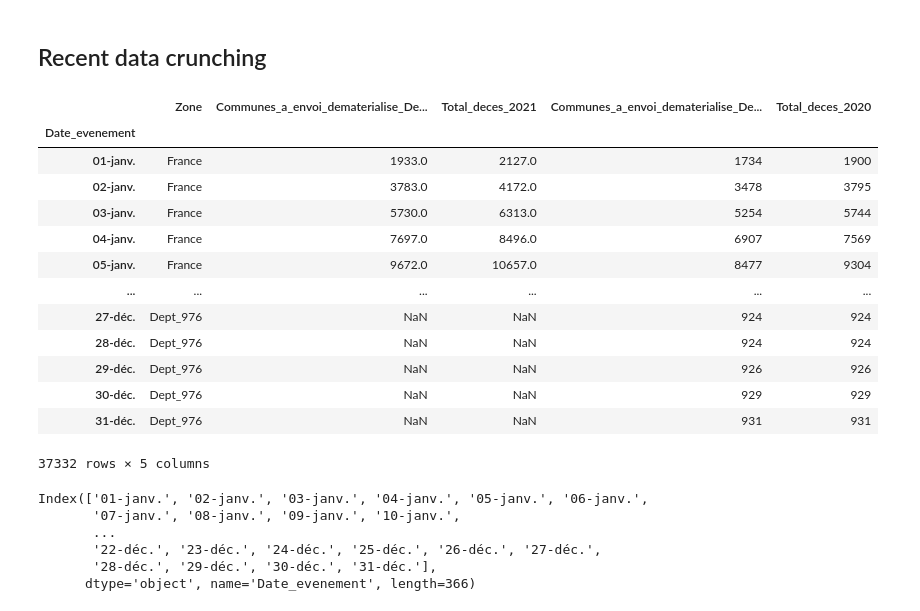
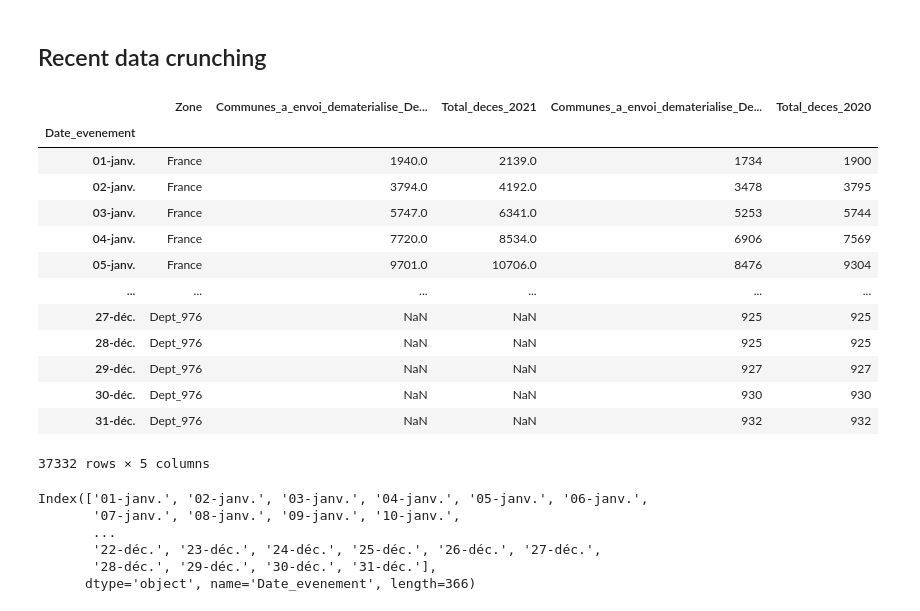
Before and after one commit to makiwara-fr/covid19-analyse, a Jupyter notebook: fr_deaths-2021.ipynb, the cells around one changed output. Saved outputs shown, nothing was run; the diff lists cells and outputs as text; code cells hidden in the pictures.

```diff
--- a/fr_deaths-2021.ipynb
+++ b/fr_deaths-2021.ipynb
@@ -18,24 +18,24 @@ t0 = datetime.now()
 # %%
 # Data from insee
 # https://insee.fr/fr/statistiques/4487988?sommaire=4487854
-insee_file = "2021-02-19_deces_quotidiens_departement_csv.csv"
+insee_file = "2021-03-26_deces_quotidiens_departement_csv.csv"
 df_insee = pd.read_csv("./Data_FR_Deaths/" + insee_file, delimiter=";", index_col="Date_evenement", encoding='iso-8859-1')
 df_insee.drop(["Communes_a_envoi_dematerialise_Deces2019","Total_deces_2019"],axis=1,inplace=True)
 df_insee
 # %% [output]
 |  | Zone | Communes_a_envoi_dematerialise_De... | Total_deces_2021 | Communes_a_envoi_dematerialise_De... | Total_deces_2020 |
 | Date_evenement |  |  |  |  |  |
-| 01-janv. | France | 1933.0 | 2127.0 | 1734 | 1900 |
-| 02-janv. | France | 3783.0 | 4172.0 | 3478 | 3795 |
-| 03-janv. | France | 5730.0 | 6313.0 | 5254 | 5744 |
-| 04-janv. | France | 7697.0 | 8496.0 | 6907 | 7569 |
-| 05-janv. | France | 9672.0 | 10657.0 | 8477 | 9304 |
+| 01-janv. | France | 1940.0 | 2139.0 | 1734 | 1900 |
+| 02-janv. | France | 3794.0 | 4192.0 | 3478 | 3795 |
+| 03-janv. | France | 5747.0 | 6341.0 | 5253 | 5744 |
+| 04-janv. | France | 7720.0 | 8534.0 | 6906 | 7569 |
+| 05-janv. | France | 9701.0 | 10706.0 | 8476 | 9304 |
 | ... | ... | ... | ... | ... | ... |
-| 27-déc. | Dept_976 | NaN | NaN | 924 | 924 |
-| 28-déc. | Dept_976 | NaN | NaN | 924 | 924 |
-| 29-déc. | Dept_976 | NaN | NaN | 926 | 926 |
-| 30-déc. | Dept_976 | NaN | NaN | 929 | 929 |
-| 31-déc. | Dept_976 | NaN | NaN | 931 | 931 |
+| 27-déc. | Dept_976 | NaN | NaN | 925 | 925 |
+| 28-déc. | Dept_976 | NaN | NaN | 925 | 925 |
+| 29-déc. | Dept_976 | NaN | NaN | 927 | 927 |
+| 30-déc. | Dept_976 | NaN | NaN | 930 | 930 |
+| 31-déc. | Dept_976 | NaN | NaN | 932 | 932 |
 37332 rows × 5 columns
 # %%
 df_insee.index.str[-8:].unique()
```
Also changed, not shown: parts of 12 cells of this notebook.
